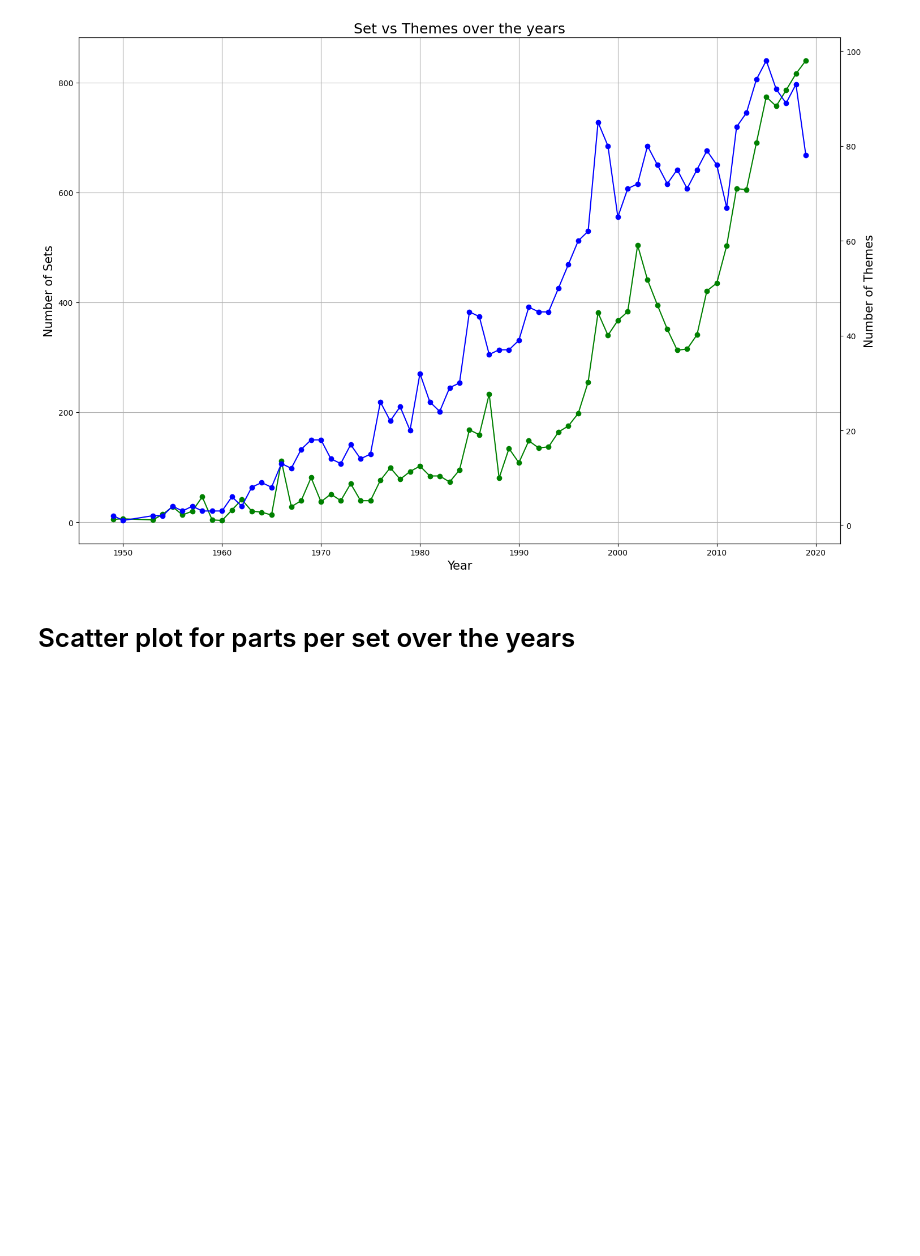
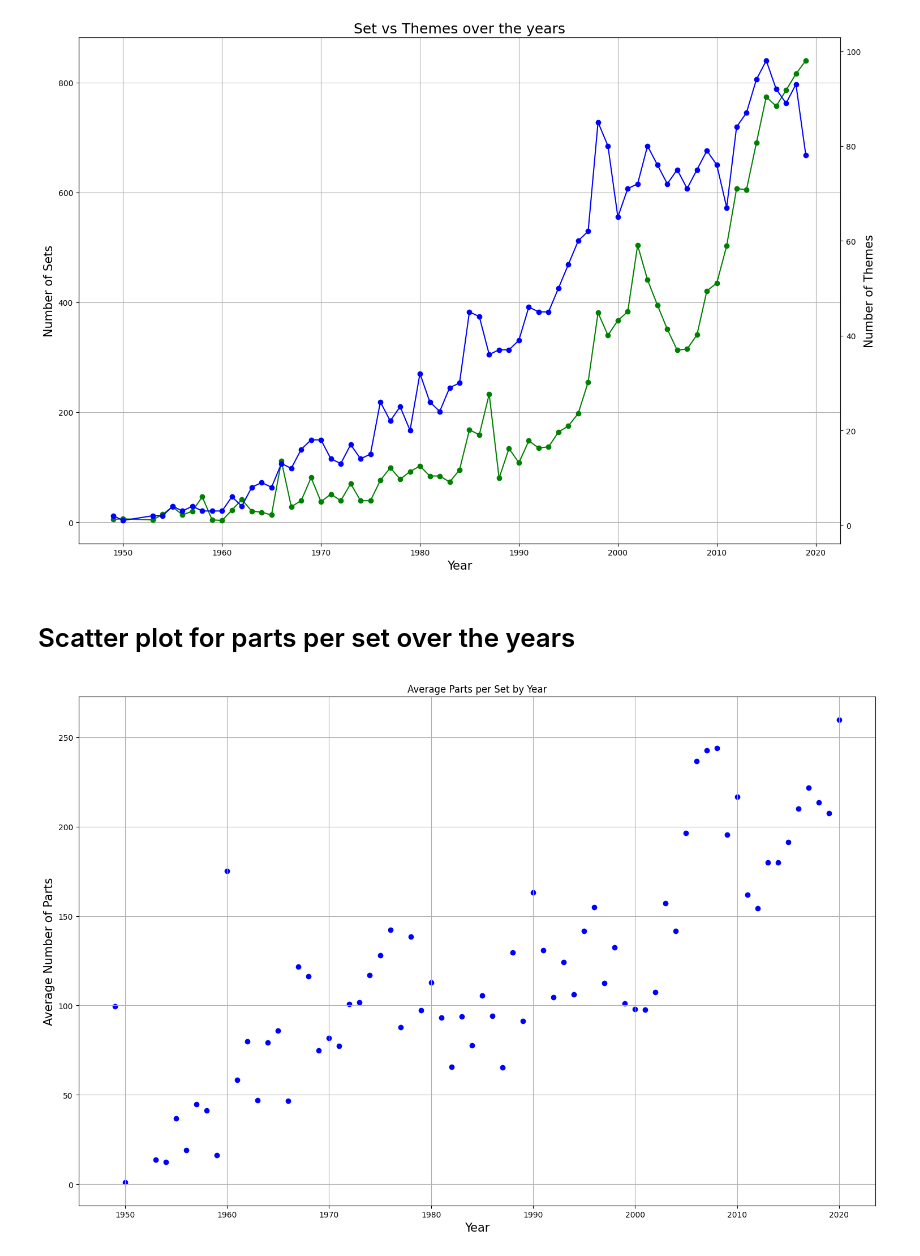
Before and after one commit to myself-Irfan/100_Python_Angela, a Jupyter notebook: 74/74.ipynb, the cells around one changed output. Cells and saved outputs as stored; diff of their text form; code cells hidden in the pictures; blank space fills up the shorter version.

```diff
--- a/74/74.ipynb
+++ b/74/74.ipynb
@@ -251,6 +251,21 @@ year
 # %%
 if __name__ == '__main__':
     setup_logging('74')
 
     sets_df = fetch_df('data/sets.csv')
     sets_df = sets_df.reset_index()
+
+    parts_per_set = sets_df.groupby('year').aggregate({
+        'num_parts': pd.Series.mean
+        })
+
+    plot_df(
+        plot_type='scatter',
+        x_data=parts_per_set.index[:-1],
+        y_data=parts_per_set.num_parts[:-1],
+        title='Average Parts per Set by Year',
+        x_label='Year',
+        y_label='Average Number of Parts'
+    )
+# %% [output]
+[figure, added]
```
Also changed, not shown: parts of 3 cells of this notebook, 1 other file.
